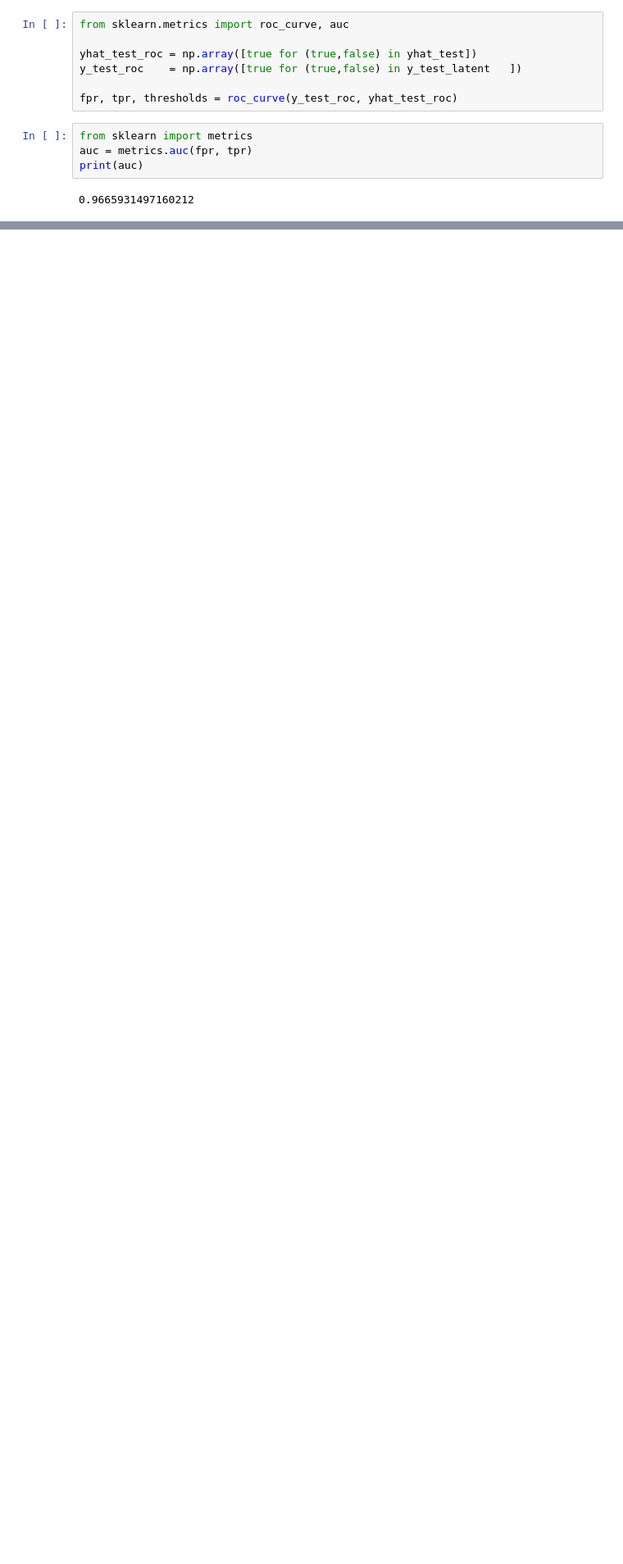
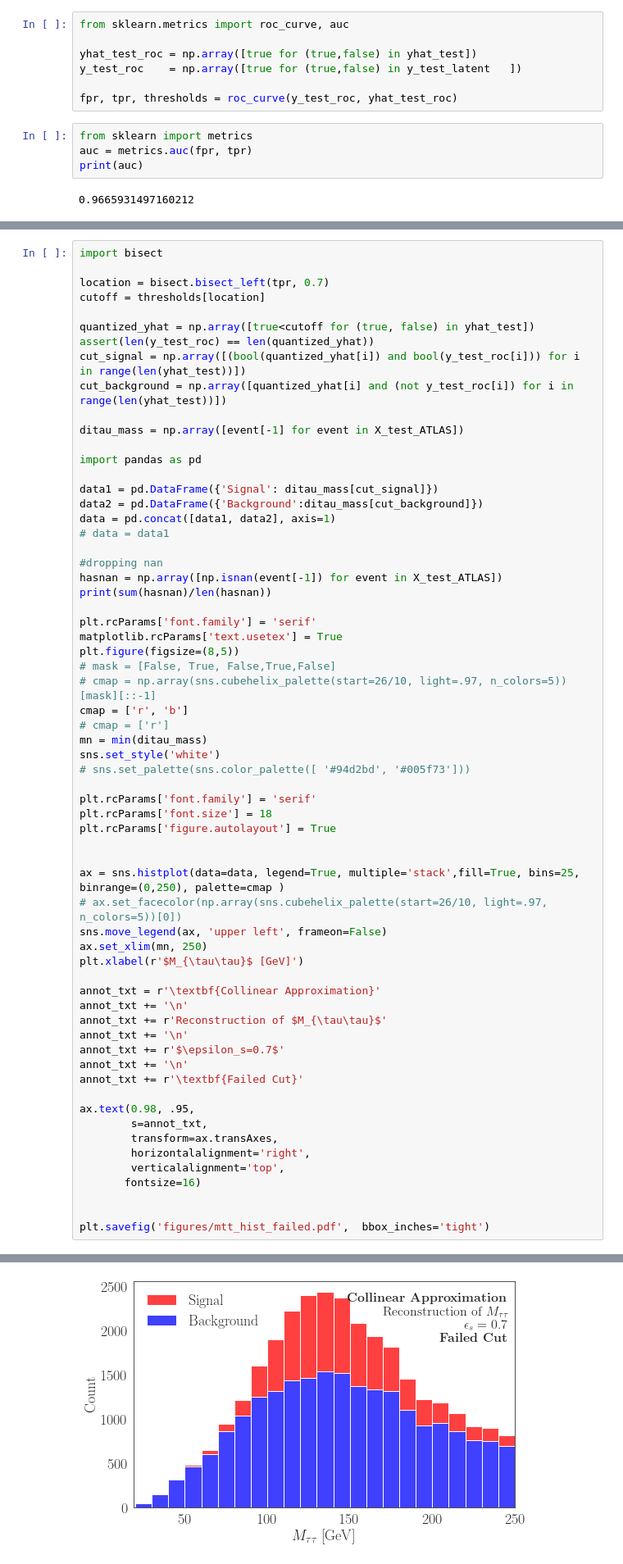
Before and after one commit to DelonShen/classifying-collider-events-with-point-clouds, a Jupyter notebook: paper_code/ditau_study.ipynb, the cells around one changed output, grey strips where cells are left out. Shown at 82% size. Saved outputs shown, nothing was run; the diff lists cells and outputs as text; blank space fills up the shorter version.

```diff
--- a/paper_code/ditau_study.ipynb
+++ b/paper_code/ditau_study.ipynb
@@ -190,0 +194,64 @@ yhat_test_roc
+# %%
+import bisect
+
+location = bisect.bisect_left(tpr, 0.7)
+cutoff = thresholds[location]
+
+quantized_yhat = np.array([true<cutoff for (true, false) in yhat_test])
+assert(len(y_test_roc) == len(quantized_yhat))
+cut_signal = np.array([(bool(quantized_yhat[i]) and bool(y_test_roc[i])) for i in range(len(yhat_test))])
+cut_background = np.array([quantized_yhat[i] and (not y_test_roc[i]) for i in range(len(yhat_test))])
+
+ditau_mass = np.array([event[-1] for event in X_test_ATLAS])
+
+import pandas as pd
+
+data1 = pd.DataFrame({'Signal': ditau_mass[cut_signal]})
+data2 = pd.DataFrame({'Background':ditau_mass[cut_background]})
+data = pd.concat([data1, data2], axis=1)
+# data = data1
+
+#dropping nan
+hasnan = np.array([np.isnan(event[-1]) for event in X_test_ATLAS])
+print(sum(hasnan)/len(hasnan))
+
+plt.rcParams['font.family'] = 'serif'
+matplotlib.rcParams['text.usetex'] = True
+plt.figure(figsize=(8,5))
+# mask = [False, True, False,True,False]
+# cmap = np.array(sns.cubehelix_palette(start=26/10, light=.97, n_colors=5))[mask][::-1]
+cmap = ['r', 'b']
+# cmap = ['r']
+mn = min(ditau_mass)
+sns.set_style('white')
+# sns.set_palette(sns.color_palette([ '#94d2bd', '#005f73']))
+
+plt.rcParams['font.family'] = 'serif'
+plt.rcParams['font.size'] = 18
+plt.rcParams['figure.autolayout'] = True
+
+
+ax = sns.histplot(data=data, legend=True, multiple='stack',fill=True, bins=25, binrange=(0,250), palette=cmap )
+# ax.set_facecolor(np.array(sns.cubehelix_palette(start=26/10, light=.97, n_colors=5))[0])
+sns.move_legend(ax, 'upper left', frameon=False)
+ax.set_xlim(mn, 250)
+plt.xlabel(r'$M_{\tau\tau}$ [GeV]')
+
+annot_txt = r'\textbf{Collinear Approximation}'
+annot_txt += '\n'
+annot_txt += r'Reconstruction of $M_{\tau\tau}$'
+annot_txt += '\n'
+annot_txt += r'$\epsilon_s=0.7$'
+annot_txt += '\n'
+annot_txt += r'\textbf{Failed Cut}'
+
+ax.text(0.98, .95,
+        s=annot_txt,
+        transform=ax.transAxes,
+        horizontalalignment='right',
+        verticalalignment='top',
+       fontsize=16)
+
+
+plt.savefig('figures/mtt_hist_failed.pdf',  bbox_inches='tight')
+# %% [output]
@@ -190,0 +259 @@ yhat_test_roc
+[figure, added]
```
Also changed, not shown: parts of 15 cells of this notebook, 8 other files.
